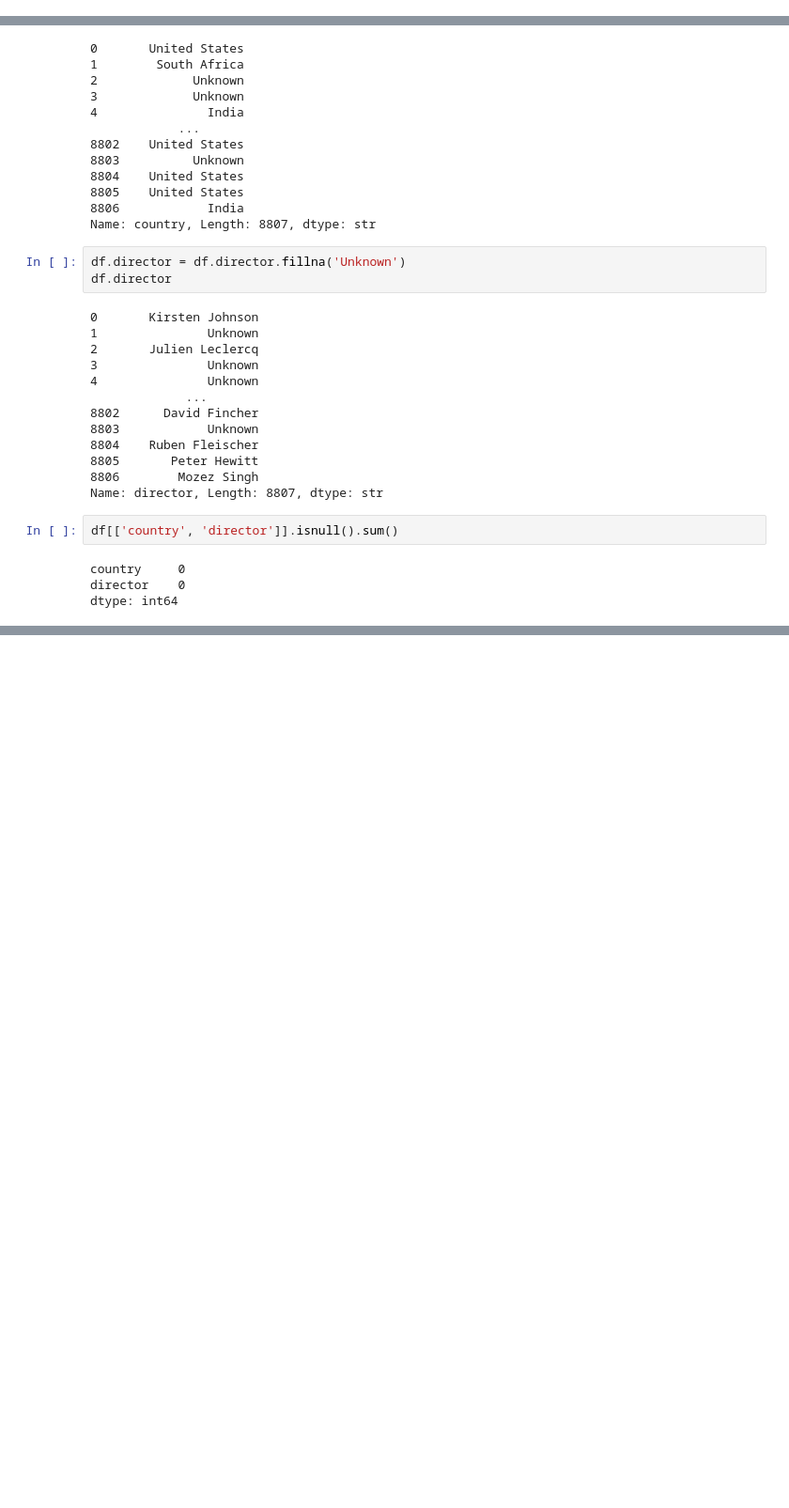
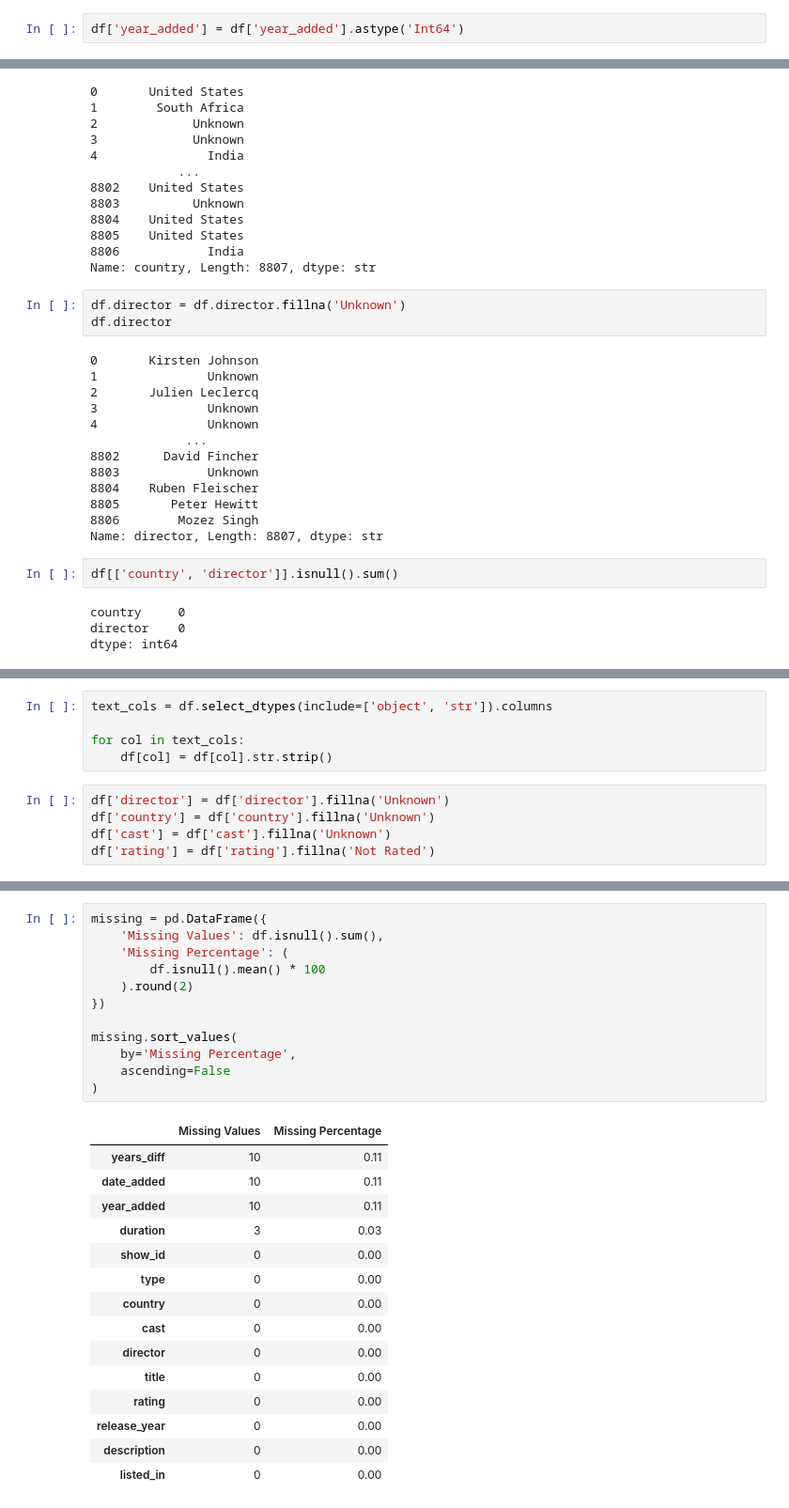
Before and after one commit to AbdallahAlaa-dot/EDA, a Jupyter notebook: Netflix.ipynb, the cells around one changed output, grey strips where cells are left out. Shown at 94% size. Drawn from its saved outputs; the diff is of its cells as text; blank space fills up the shorter version.

```diff
--- a/Netflix.ipynb
+++ b/Netflix.ipynb
@@ -101,6 +115,8 @@ df.head(3)
 | 0 | s1 | Movie | Dick Johnson Is Dead | Kirsten Johnson | NaN | United States | 2021-09-25 | 2020 | PG-13 | 90 min | ... |
 | 1 | s2 | TV Show | Blood & Water | NaN | Ama Qamata, Khosi Ngema, Gail Mab... | South Africa | 2021-09-24 | 2021 | TV-MA | 2 Seasons | ... |
 | 2 | s3 | TV Show | Ganglands | Julien Leclercq | Sami Bouajila, Tracy Gotoas, Samu... | NaN | 2021-09-24 | 2021 | TV-MA | 1 Season | ... |
+# %%
+df['year_added'] = df['year_added'].astype('Int64')
 # %%
 df['years_diff'] = df['year_added'] - df['release_year']
 df.head(3)
@@ -234,0 +265,10 @@ dtype: int64
+# %%
+text_cols = df.select_dtypes(include=['object', 'str']).columns
+
+for col in text_cols:
+    df[col] = df[col].str.strip()
+# %%
+df['director'] = df['director'].fillna('Unknown')
+df['country'] = df['country'].fillna('Unknown')
+df['cast'] = df['cast'].fillna('Unknown')
+df['rating'] = df['rating'].fillna('Not Rated')
@@ -234,0 +321,28 @@ dtype: int64
+# %%
+missing = pd.DataFrame({
+    'Missing Values': df.isnull().sum(),
+    'Missing Percentage': (
+        df.isnull().mean() * 100
+    ).round(2)
+})
+
+missing.sort_values(
+    by='Missing Percentage',
+    ascending=False
+)
+# %% [output]
+|  | Missing Values | Missing Percentage |
+| years_diff | 10 | 0.11 |
+| date_added | 10 | 0.11 |
+| year_added | 10 | 0.11 |
+| duration | 3 | 0.03 |
+| show_id | 0 | 0.00 |
+| type | 0 | 0.00 |
+| country | 0 | 0.00 |
+| cast | 0 | 0.00 |
+| director | 0 | 0.00 |
+| title | 0 | 0.00 |
+| rating | 0 | 0.00 |
+| release_year | 0 | 0.00 |
+| description | 0 | 0.00 |
+| listed_in | 0 | 0.00 |
```
Also changed, not shown: parts of 9 cells of this notebook, 1 other file.
